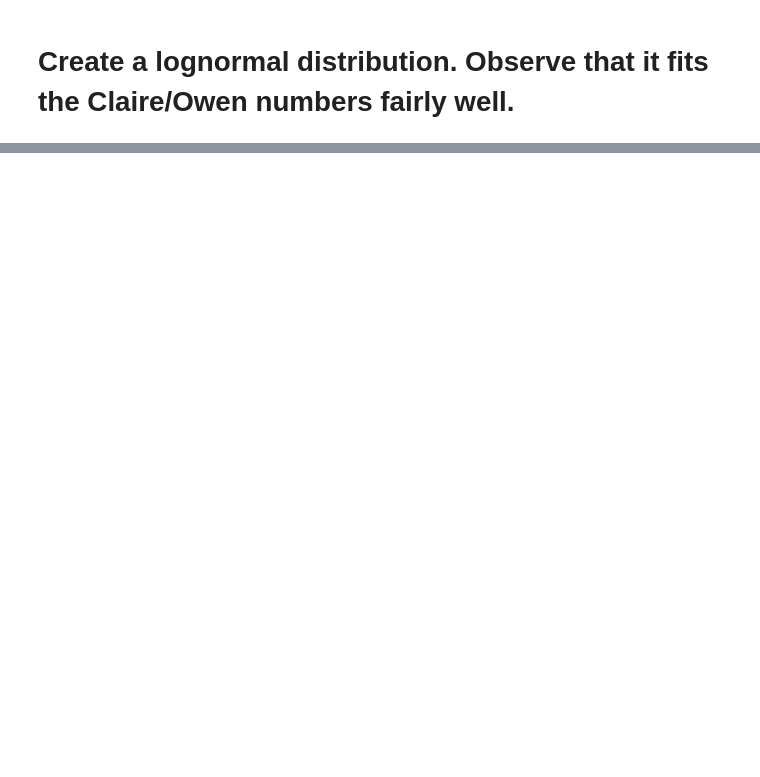
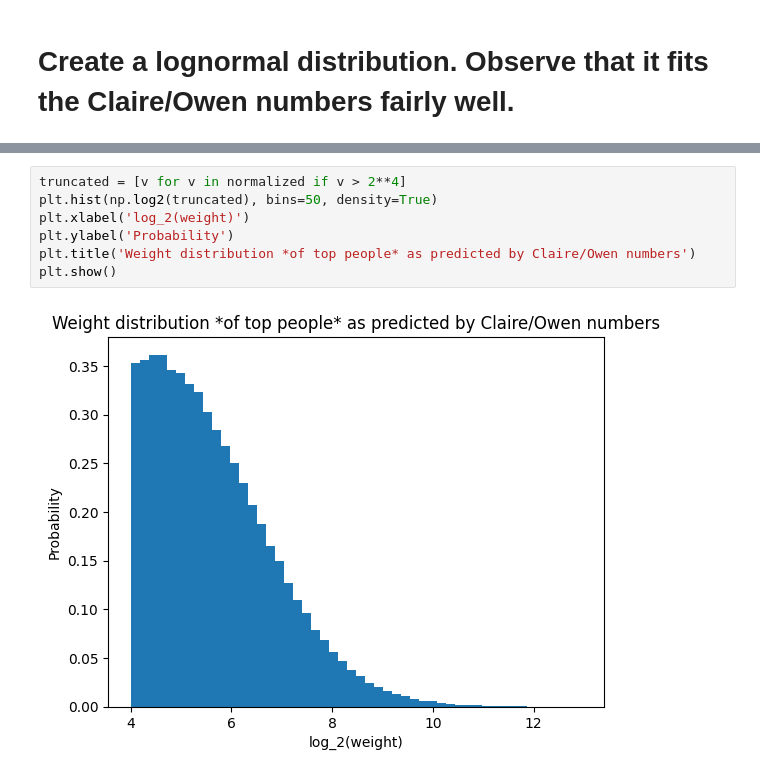
Before and after one commit to Xodarap/notebooks, a Jupyter notebook: longtermist_survey.ipynb, the cells around one changed output, grey strips where cells are left out. Drawn from its saved outputs; the diff is of its cells as text; blank space fills up the shorter version.

```diff
--- a/longtermist_survey.ipynb
+++ b/longtermist_survey.ipynb
@@ -56,0 +81,9 @@ multiples
+# %%
+truncated = [v for v in normalized if v > 2**4]
+plt.hist(np.log2(truncated), bins=50, density=True)
+plt.xlabel('log_2(weight)')
+plt.ylabel('Probability')
+plt.title('Weight distribution *of top people* as predicted by Claire/Owen numbers')
+plt.show()
+# %% [output]
+[figure, added]
```
Also changed, not shown: parts of 8 cells of this notebook.
